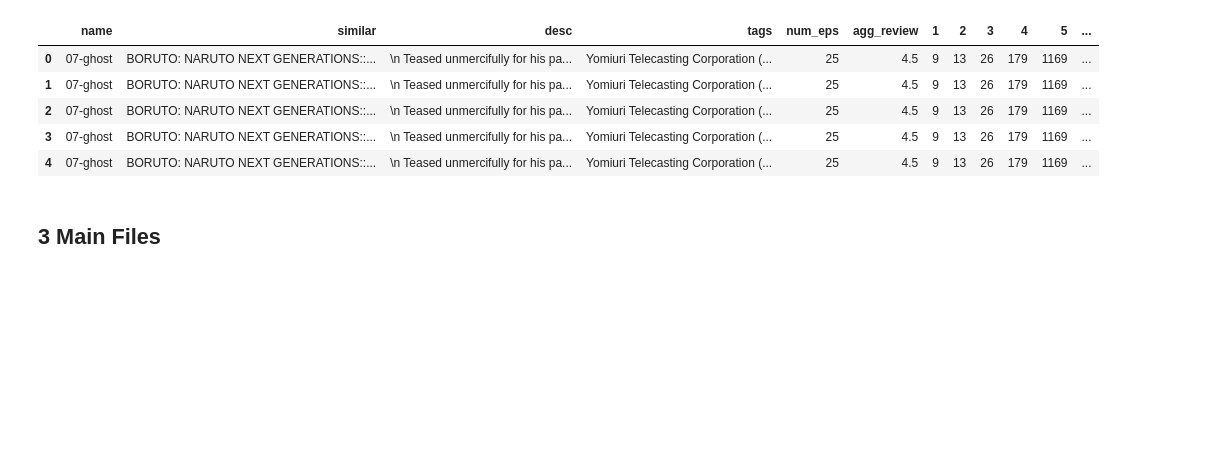
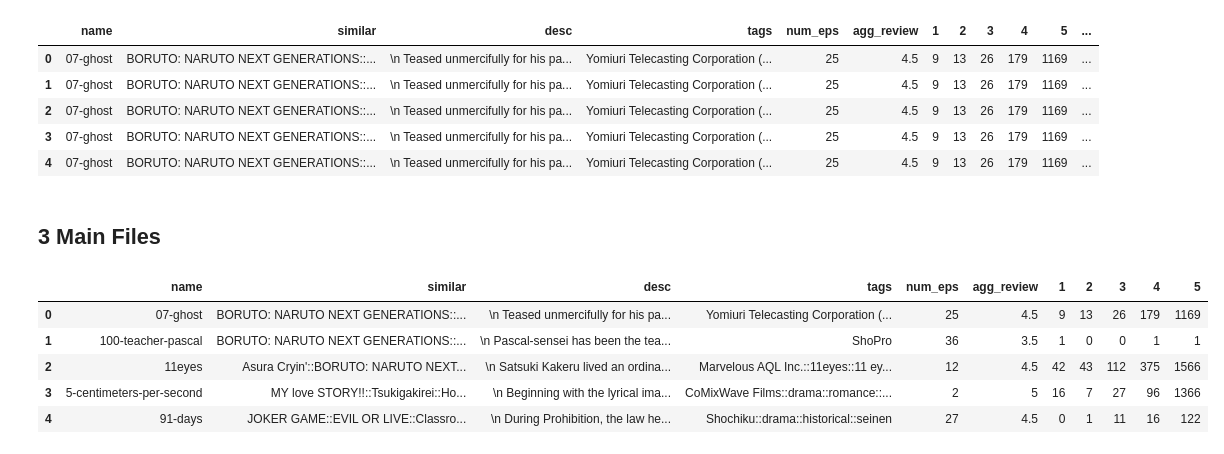
Before and after one commit to ayakkala1/Data301, a Jupyter notebook: crunchyroll/Crunchyroll_wrangle.ipynb, the cells around one changed output. Saved outputs shown, nothing was run; the diff lists cells and outputs as text; code cells hidden in the pictures; blank space fills up the shorter version.

```diff
--- a/crunchyroll/Crunchyroll_wrangle.ipynb
+++ b/crunchyroll/Crunchyroll_wrangle.ipynb
@@ -198,6 +198,15 @@ home_main_review_raw.head()
 home_info = home_main.drop("reviews",axis = 1)
 
 home_info.to_csv("crunchy_home.csv", index = False)
+# %%
+home_info.head()
+# %% [output]
+|  | name | similar | desc | tags | num_eps | agg_review | 1 | 2 | 3 | 4 | 5 |
+| 0 | 07-ghost | BORUTO: NARUTO NEXT GENERATIONS::... | \n Teased unmercifully for his pa... | Yomiuri Telecasting Corporation (... | 25 | 4.5 | 9 | 13 | 26 | 179 | 1169 |
+| 1 | 100-teacher-pascal | BORUTO: NARUTO NEXT GENERATIONS::... | \n Pascal-sensei has been the tea... | ShoPro | 36 | 3.5 | 1 | 0 | 0 | 1 | 1 |
+| 2 | 11eyes | Asura Cryin'::BORUTO: NARUTO NEXT... | \n Satsuki Kakeru lived an ordina... | Marvelous AQL Inc.::11eyes::11 ey... | 12 | 4.5 | 42 | 43 | 112 | 375 | 1566 |
+| 3 | 5-centimeters-per-second | MY love STORY!!::Tsukigakirei::Ho... | \n Beginning with the lyrical ima... | CoMixWave Films::drama::romance::... | 2 | 5 | 16 | 7 | 27 | 96 | 1366 |
+| 4 | 91-days | JOKER GAME::EVIL OR LIVE::Classro... | \n During Prohibition, the law he... | Shochiku::drama::historical::seinen | 27 | 4.5 | 0 | 1 | 11 | 16 | 122 |
 # %%
 review_info = explode(reviews,"useful")
 
```
Also changed, not shown: parts of 2 cells of this notebook, 12 other files.
